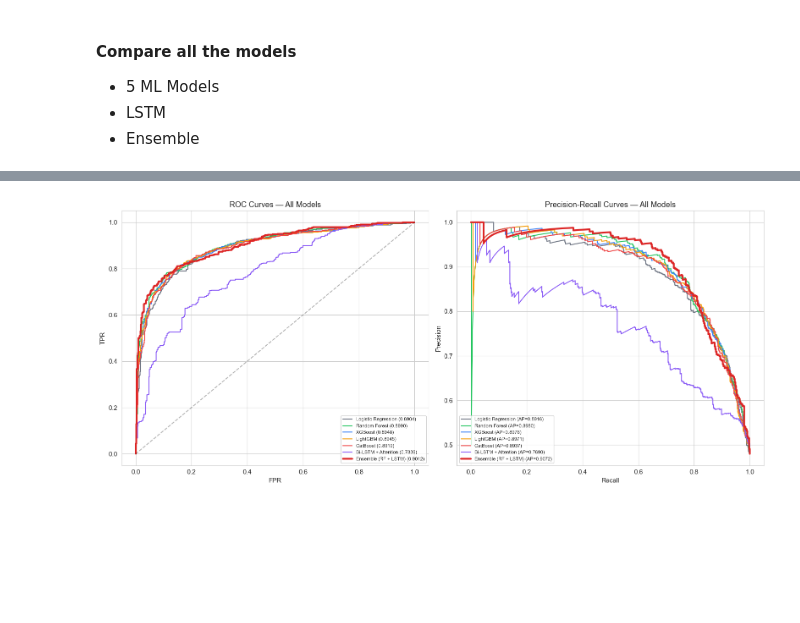
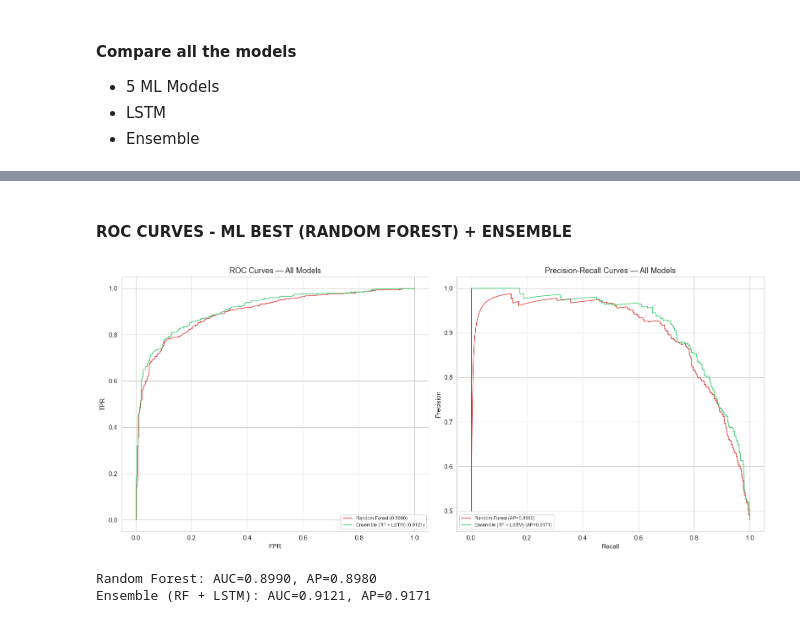
Before and after one commit to prasad1563/CMM799CODEBASE, a Jupyter notebook: scripts/03_Data_Modeling/06_Final_Model_Evaluation.ipynb, the cells around one changed output, grey strips where cells are left out. Cells and saved outputs as stored; diff of their text form; code cells hidden in the pictures; blank space fills up the shorter version.

```diff
--- a/scripts/03_Data_Modeling/06_Final_Model_Evaluation.ipynb
+++ b/scripts/03_Data_Modeling/06_Final_Model_Evaluation.ipynb
@@ -182,7 +173,7 @@ print(f"LSTM Train Sequences: {Xsq_tr.shape}  |  Test Sequences: {Xsq_te.shape}"
 # %% [output]
 LSTM Train Sequences: (3625, 12, 33)  |  Test Sequences: (925, 12, 33)
 # %%
-THRESHOLD = 0.33
+THRESHOLD = 0.45
 results = {}
 
 # ML Models
@@ -230,7 +221,7 @@ results["Bi-LSTM + Attention"] = {
     "y_tr":      y_tr_lstm,
 }
 
-# Ensemble (RF + LSTM average)
+# Ensemble (RF + LSTM)
 if hasattr(rf_model, "feature_names_in_"):
     X_rf_aligned_te = X_test.iloc[idx_te][rf_model.feature_names_in_]
     X_rf_aligned_tr = X_train.iloc[idx_tr][rf_model.feature_names_in_]
@@ -241,8 +232,11 @@ else:
 p_rf_te_aligned = rf_model.predict_proba(X_rf_aligned_te)[:, 1]
 p_rf_tr_aligned = rf_model.predict_proba(X_rf_aligned_tr)[:, 1]
 
-p_ens_te = 0.5 * p_lstm_te + 0.5 * p_rf_te_aligned
-p_ens_tr = 0.5 * p_lstm_tr + 0.5 * p_rf_tr_aligned
+w_lstm = 0.6
+w_rf = 0.4
+
+p_ens_te = w_lstm * p_lstm_te + w_rf * p_rf_te_aligned
+p_ens_tr = w_lstm * p_lstm_tr + w_rf * p_rf_tr_aligned
 
 results["Ensemble (RF + LSTM)"] = {
     "train_auc": roc_auc_score(y_tr_lstm, p_ens_tr),
@@ -254,5 +248,5 @@ results["Ensemble (RF + LSTM)"] = {
     "y_tr":      y_tr_lstm,
 }
 
-print("All predictions generated")
+print("All predictions generated (Option 2 - Static Weights)")
 # %% [output]
@@ -400,41 +396,57 @@ Brier Score (lower is better, 0 = perfect):
+# %% [markdown]
+#### ROC CURVES - ML BEST (RANDOM FOREST) + ENSEMBLE
 # %%
-# ════════════════════════════════════════════════════════
-# SECTION 4 — ROC CURVES (ALL MODELS)
-# ════════════════════════════════════════════════════════
-
 fig, axes = plt.subplots(1, 2, figsize=(16, 7))
 
+selected_models = ["Random Forest", "Ensemble (RF + LSTM)"]
+
 palette = {
-    "Logistic Regression": "#6B7280",
-    "Random Forest":       "#22C55E",
-    "XGBoost":             "#3B82F6",
-    "LightGBM":            "#F59E0B",
-    "CatBoost":            "#EF4444",
-    "Bi-LSTM + Attention": "#8B5CF6",
-    "Ensemble (RF + LSTM)":"#DC2626",
+    #"Logistic Regression": "#6B7280",
+    "Random Forest":       "#DC2626",
+    #"XGBoost":             "#3B82F6",
+    #"LightGBM":            "#F59E0B",
+    #"CatBoost":            "#EF4444",
+    #"Bi-LSTM + Attention": "#8B5CF6",
+    "Ensemble (RF + LSTM)":"#22C55E",
 }
-
 # 4a. ROC
 for name, r in results.items():
+    if name not in selected_models:
+        continue
     fpr, tpr, _ = roc_curve(r["y_te"], r["probs_te"])
-    lw = 3 if name == "Ensemble (RF + LSTM)" else 1.5
-    axes[0].plot(fpr, tpr, label=f"{name} ({r['test_auc']:.4f})", color=palette.get(name), lw=lw)
-axes[0].plot([0,1],[0,1], "k--", alpha=0.3)
-axes[0].set_xlabel("FPR"); axes[0].set_ylabel("TPR")
-axes[0].set_title("ROC Curves — All Models")
-axes[0].legend(fontsize=8, loc="lower right")
+    lw = 1
+    axes[0].plot(fpr, tpr,
+                 label=f"{name} ({r['test_auc']:.4f})",
+                 color=palette.get(name),
+                 lw=lw)
+    axes[0].set_xlabel("FPR"); axes[0].set_ylabel("TPR")
+    axes[0].set_title("ROC Curves — All Models")
+    axes[0].legend(fontsize=8, loc="lower right")
 
 # 4b. Precision-Recall
 for name, r in results.items():
+    if name not in selected_models:
+        continue
     prec, rec, _ = precision_recall_curve(r["y_te"], r["probs_te"])
-    lw = 3 if name == "Ensemble (RF + LSTM)" else 1.5
-    axes[1].plot(rec, prec, label=f"{name} (AP={r['test_ap']:.4f})", color=palette.get(name), lw=lw)
-axes[1].set_xlabel("Recall"); axes[1].set_ylabel("Precision")
-axes[1].set_title("Precision-Recall Curves — All Models")
-axes[1].legend(fontsize=8, loc="lower left")
+    lw = 1
+    axes[1].plot(rec, prec,
+                 label=f"{name} (AP={r['test_ap']:.4f})",
+                 color=palette.get(name),
+                 lw=lw)
+    axes[1].set_xlabel("Recall"); axes[1].set_ylabel("Precision")
+    axes[1].set_title("Precision-Recall Curves — All Models")
+    axes[1].legend(fontsize=8, loc="lower left")
+
+
 
 plt.tight_layout()
-plt.savefig("../../reports/fig_all_models_roc_pr.png", dpi=150, bbox_inches='tight')
+plt.savefig("../../reports/figures/fig_all_models_roc_pr.png", dpi=150, bbox_inches='tight')
 plt.show()
+
+for name in ["Random Forest", "Ensemble (RF + LSTM)"]:
+    r = results[name]
+    print(f"{name}: AUC={r['test_auc']:.4f}, AP={r['test_ap']:.4f}")
 # %% [output]
-[figure, old version]
+[figure, new version]
+Random Forest: AUC=0.8990, AP=0.8980
+Ensemble (RF + LSTM): AUC=0.9121, AP=0.9171
```
Also changed, not shown: parts of 19 cells of this notebook, 56 other files.
